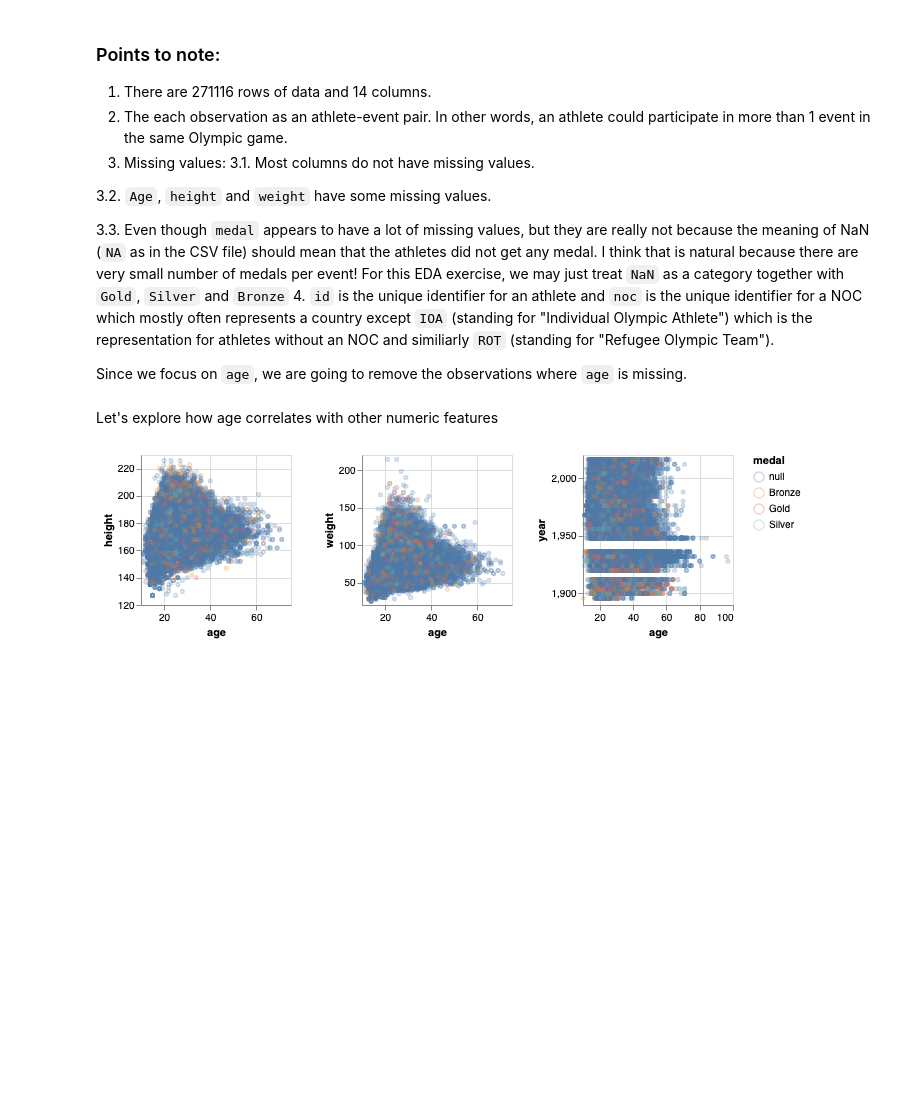
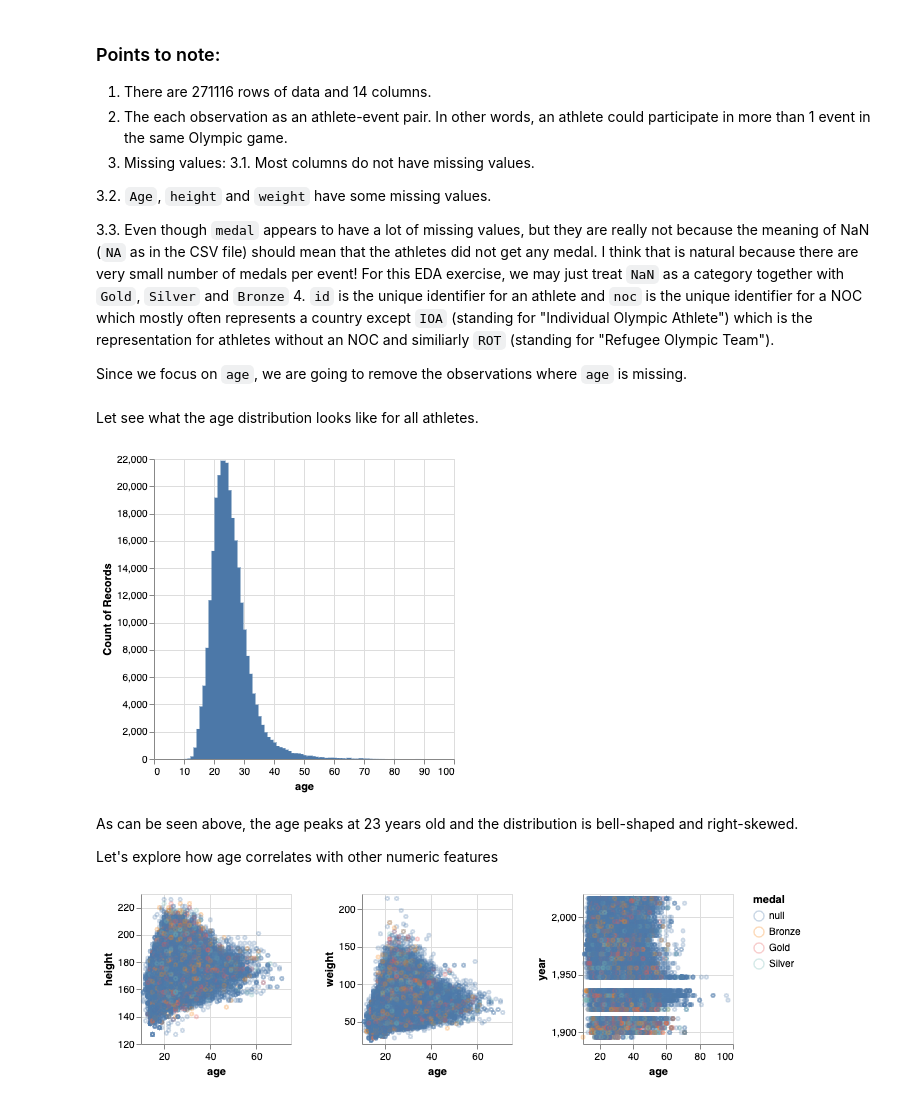
Before and after one commit to stevenleung2018/box_office_predictions, a Jupyter notebook: src/EDA_olympics.ipynb, the cells around one changed output. Drawn from its saved outputs; the diff is of its cells as text; code cells hidden in the pictures; blank space fills up the shorter version.

Commit message:
Add age histogram of all athletes as suggested by Brandon.

```diff
--- a/src/EDA_olympics.ipynb
+++ b/src/EDA_olympics.ipynb
@@ -131,7 +123,23 @@ olympics_raw.sample(5)
 Since we focus on `age`, we are going to remove the observations where `age` is missing.
 # %%
 olympics_df = olympics_raw[olympics_raw['age'].notna()]
+# %% [markdown]
+Let see what the age distribution looks like for all athletes.
+# %%
+age_hist = alt.Chart(olympics_df).mark_bar().encode(
+    alt.X('age:Q', scale=alt.Scale(zero=False)),
+    alt.Y('count()'),
+    tooltip=['age', 'count()']
+).properties(
+    width=300,
+    height=300
+)
+age_hist
+# %% [output]
+[figure, added]
 # %% [markdown]
+As can be seen above, the age peaks at 23 years old and the distribution is bell-shaped and right-skewed.
+
 Let's explore how age correlates with other numeric features
 # %%
 numeric_cols_names = ['height',
```
Also changed, not shown: parts of 1 cell of this notebook, 5 other files.
